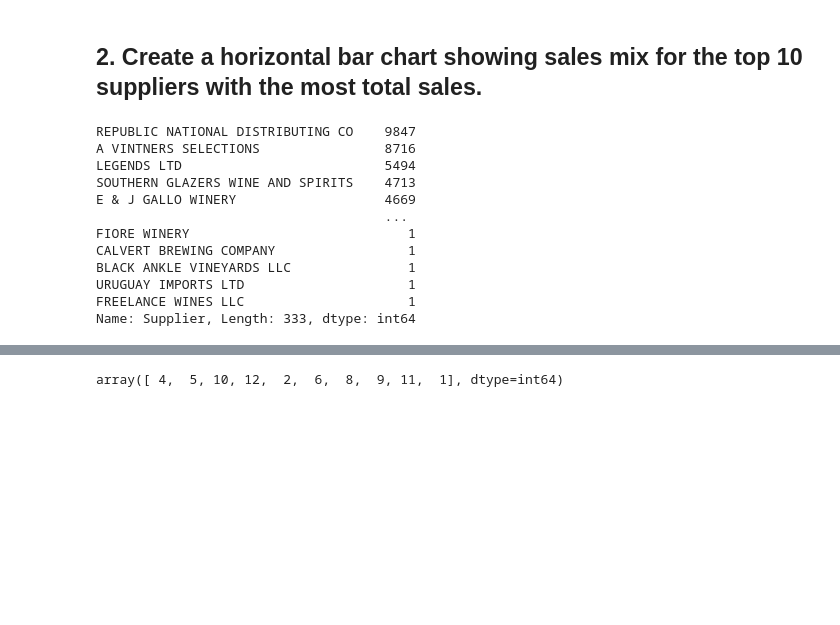
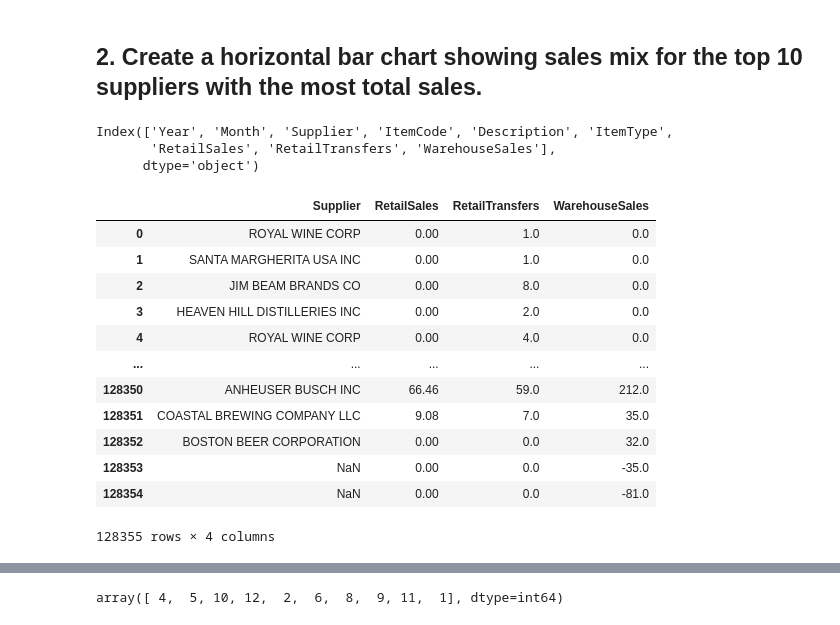
Before and after one commit to Data-FT-MX/lab-plotting-multiple-data-series, a Jupyter notebook: your-code/main.ipynb, the cells around one changed output, grey strips where cells are left out. Saved outputs shown, nothing was run; the diff lists cells and outputs as text; code cells hidden in the pictures; blank space fills up the shorter version.

```diff
--- a/your-code/main.ipynb
+++ b/your-code/main.ipynb
@@ -70,15 +56,24 @@ data.groupby('Supplier')
-# %%
-data['Supplier'].value_counts()
-# %% [output]
-REPUBLIC NATIONAL DISTRIBUTING CO    9847
-A VINTNERS SELECTIONS                8716
-LEGENDS LTD                          5494
-SOUTHERN GLAZERS WINE AND SPIRITS    4713
-E & J GALLO WINERY                   4669
-                                     ...
-FIORE WINERY                            1
-CALVERT BREWING COMPANY                 1
-BLACK ANKLE VINEYARDS LLC               1
-URUGUAY IMPORTS LTD                     1
-FREELANCE WINES LLC                     1
-Name: Supplier, Length: 333, dtype: int64
+# %%
+data.columns
+# %% [output]
+Index(['Year', 'Month', 'Supplier', 'ItemCode', 'Description', 'ItemType',
+       'RetailSales', 'RetailTransfers', 'WarehouseSales'],
+      dtype='object')
+# %%
+sales = data[['Supplier', 'RetailSales', 'RetailTransfers', 'WarehouseSales']]
+# %%
+sales
+# %% [output]
+|  | Supplier | RetailSales | RetailTransfers | WarehouseSales |
+| 0 | ROYAL WINE CORP | 0.00 | 1.0 | 0.0 |
+| 1 | SANTA MARGHERITA USA INC | 0.00 | 1.0 | 0.0 |
+| 2 | JIM BEAM BRANDS CO | 0.00 | 8.0 | 0.0 |
+| 3 | HEAVEN HILL DISTILLERIES INC | 0.00 | 2.0 | 0.0 |
+| 4 | ROYAL WINE CORP | 0.00 | 4.0 | 0.0 |
+| ... | ... | ... | ... | ... |
+| 128350 | ANHEUSER BUSCH INC | 66.46 | 59.0 | 212.0 |
+| 128351 | COASTAL BREWING COMPANY LLC | 9.08 | 7.0 | 35.0 |
+| 128352 | BOSTON BEER CORPORATION | 0.00 | 0.0 | 32.0 |
+| 128353 | NaN | 0.00 | 0.0 | -35.0 |
+| 128354 | NaN | 0.00 | 0.0 | -81.0 |
+128355 rows × 4 columns
```
Also changed, not shown: parts of 10 cells of this notebook.
